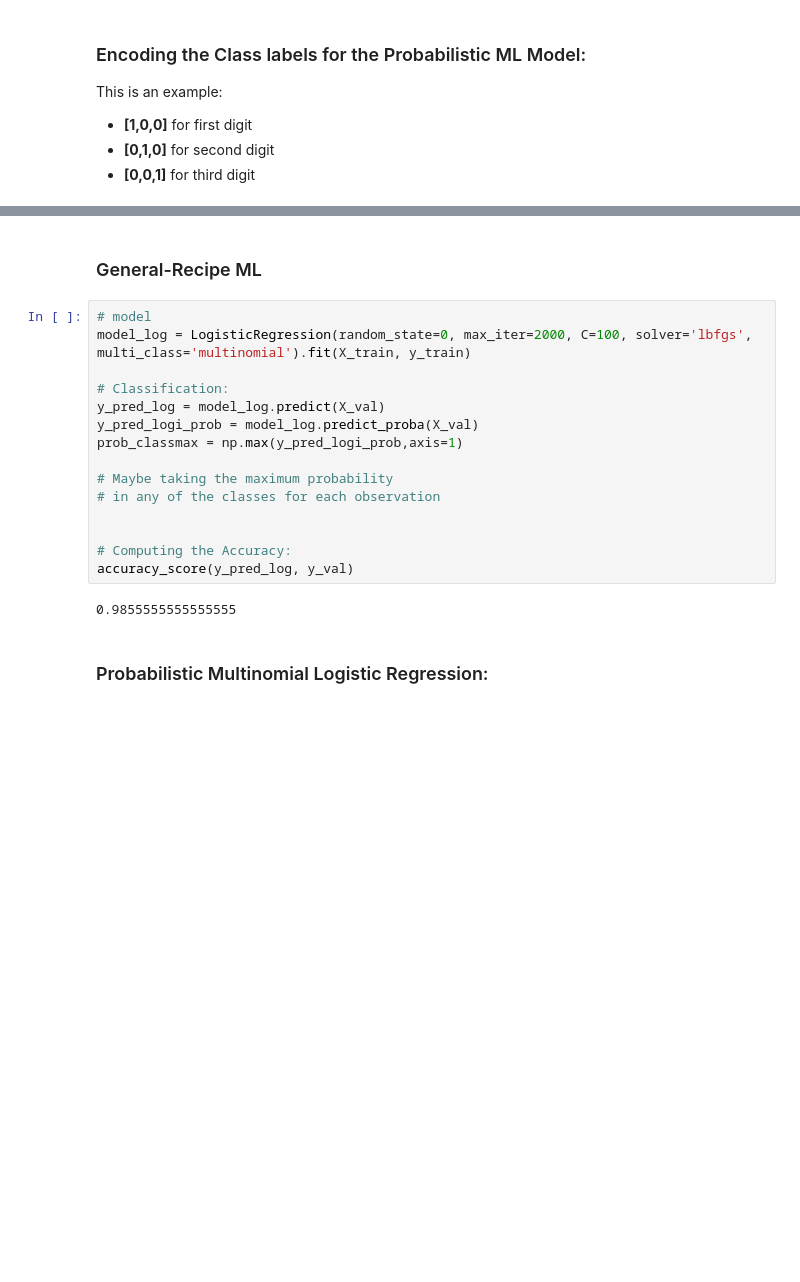
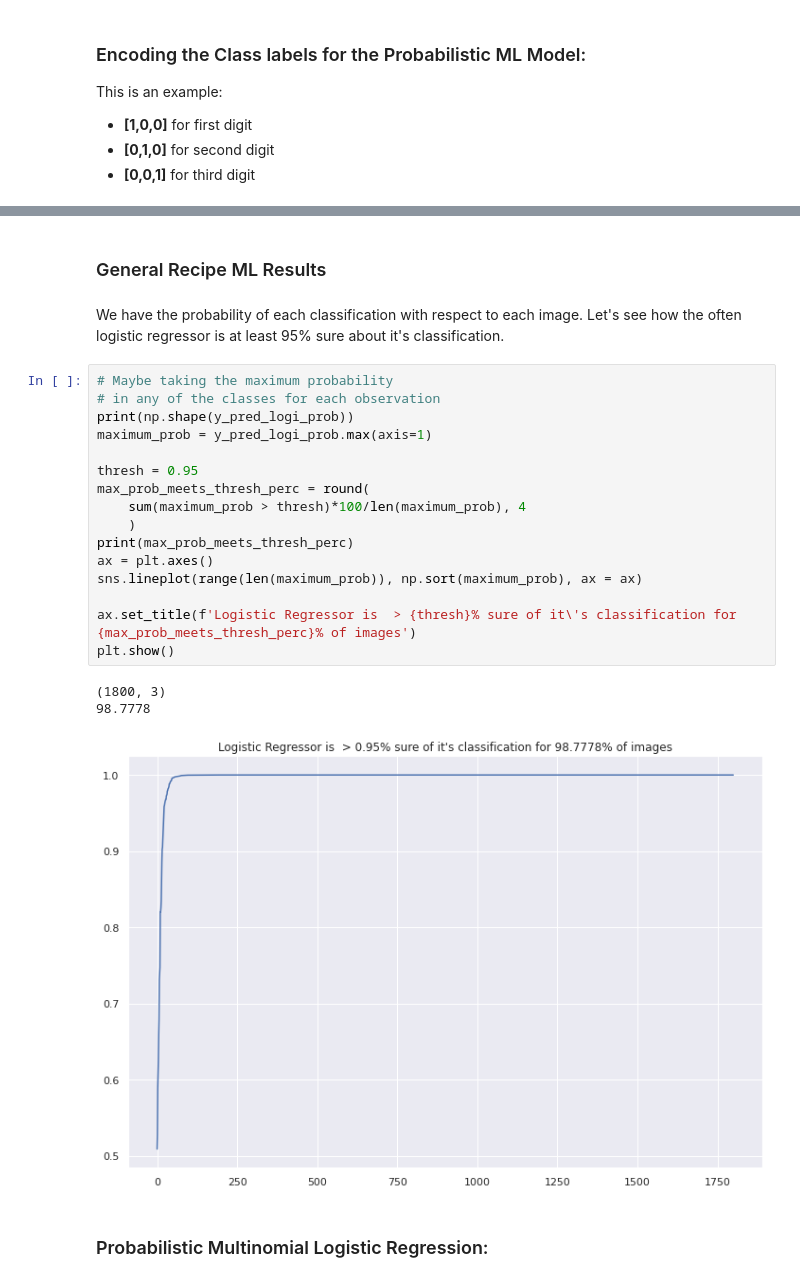
Before and after one commit to ET5003-Group1/ET5003, a Jupyter notebook: Etivity_1.ipynb, the cells around one changed output, grey strips where cells are left out. Drawn from its saved outputs; the diff is of its cells as text; blank space fills up the shorter version.

```diff
--- a/Etivity_1.ipynb
+++ b/Etivity_1.ipynb
@@ -260,22 +289,27 @@ This is an example:
 # %% [markdown]
-### General-Recipe ML
+### General Recipe ML Results
-# %%
-# model
-model_log = LogisticRegression(random_state=0, max_iter=2000, C=100, solver='lbfgs', multi_class='multinomial').fit(X_train, y_train)
-
-# Classification:
-y_pred_log = model_log.predict(X_val)
-y_pred_logi_prob = model_log.predict_proba(X_val)
-prob_classmax = np.max(y_pred_logi_prob,axis=1)
-
-# Maybe taking the maximum probability
-# in any of the classes for each observation
-
-
-# Computing the Accuracy:
-accuracy_score(y_pred_log, y_val)
-# %% [output]
-0.9855555555555555
+# %% [markdown]
+We have the probability of each classification with respect to each image. Let's see how the often logistic regressor is at least 95% sure about it's classification.
+# %%
+# Maybe taking the maximum probability
+# in any of the classes for each observation
+print(np.shape(y_pred_logi_prob))
+maximum_prob = y_pred_logi_prob.max(axis=1)
+
+thresh = 0.95
+max_prob_meets_thresh_perc = round(
+    sum(maximum_prob > thresh)*100/len(maximum_prob), 4
+    )
+print(max_prob_meets_thresh_perc)
+ax = plt.axes()
+sns.lineplot(range(len(maximum_prob)), np.sort(maximum_prob), ax = ax)
+
+ax.set_title(f'Logistic Regressor is  > {thresh}% sure of it\'s classification for {max_prob_meets_thresh_perc}% of images')
+plt.show()
+# %% [output]
+(1800, 3)
+98.7778
+[figure, added]
 # %% [markdown]
 ### Probabilistic Multinomial Logistic Regression:
 # %% [markdown]
```
Also changed, not shown: parts of 30 cells of this notebook.
